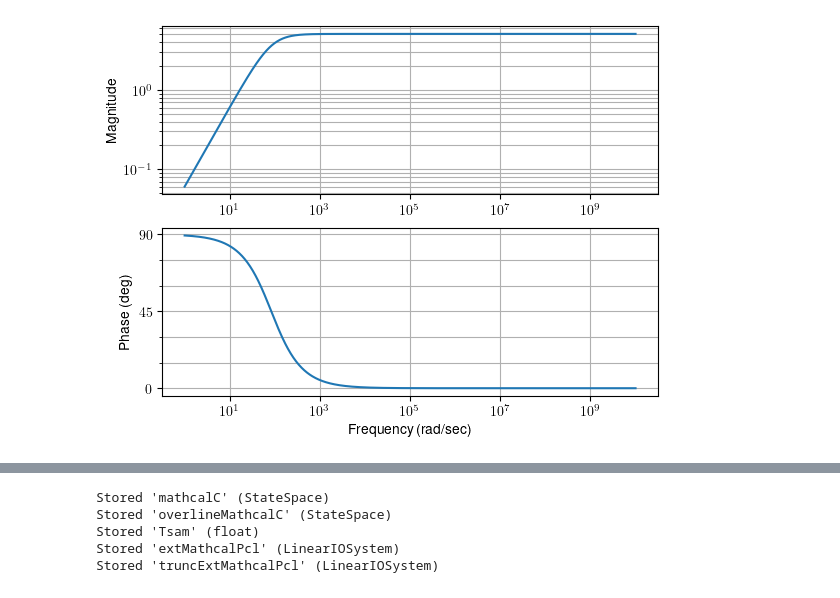
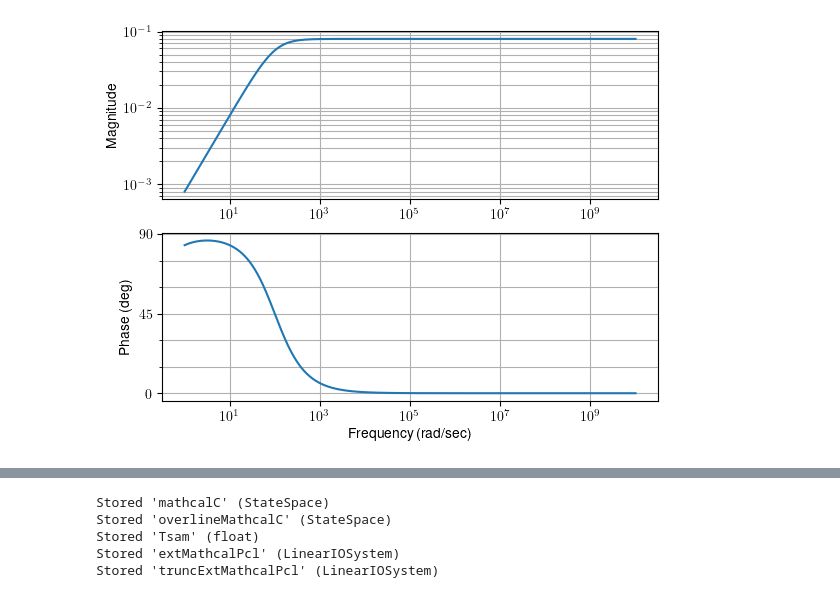
Before and after one commit to mavasbel/model_reduction, a Jupyter notebook: PDControllerModel.ipynb, the cells around one changed output, grey strips where cells are left out. Saved outputs shown, nothing was run; the diff lists cells and outputs as text; code cells hidden in the pictures.

```diff
--- a/PDControllerModel.ipynb
+++ b/PDControllerModel.ipynb
@@ -39,19 +44,22 @@ plt.rcParams.update({ "text.usetex": True, "font.family": "Helvetica", "axes.tit
 %matplotlib inline
 # %%
 # Create 2nd order low-pass filter
-Kp = 60e-6
-Td = 12e0
+Kp = 80e-6
+Td = 10e0
 N = 1.0e3
 
-num =  [ (Kp/Td) * N * (N + Td), (Kp/Td) * N * (1.0/Td) ]
-den = [ 1, N/Td ]
+# num =  [ (Kp/Td) * N * (N + Td), (Kp/Td) * N * (1.0/Td) ]
+# den = [ 1, N/Td ]
+num =  [ Kp*((Td/N)+Td), Kp ]
+den = [ (Td/N), 1 ]
+
 mathcalC = control.tf2ss(num,den)
 
 # Plot freq response
 wLims = numpy.array([1e0, 1e10])
 control.bode_plot(mathcalC, omega_limits=wLims, deg=True, wrap_phase=True)
 plt.show()
 # %% [output]
-[figure, old version]
+[figure, new version]
 # %%
 # Discretizing Controller
```
Also changed, not shown: parts of 5 cells of this notebook, 7 other files.
